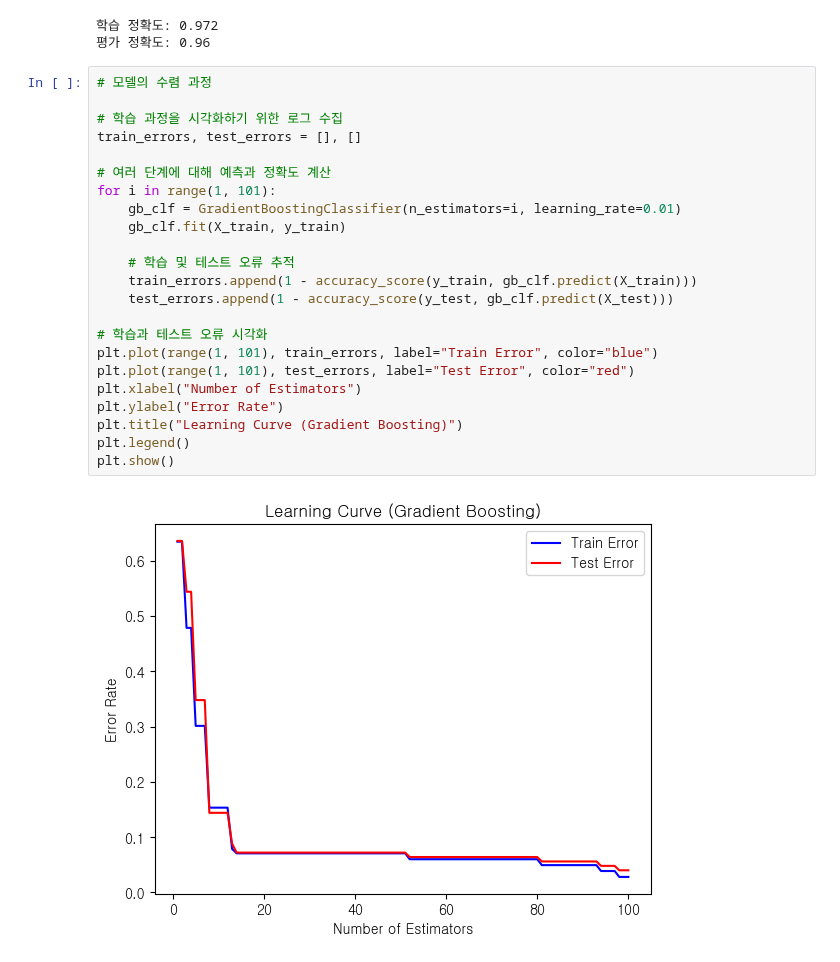
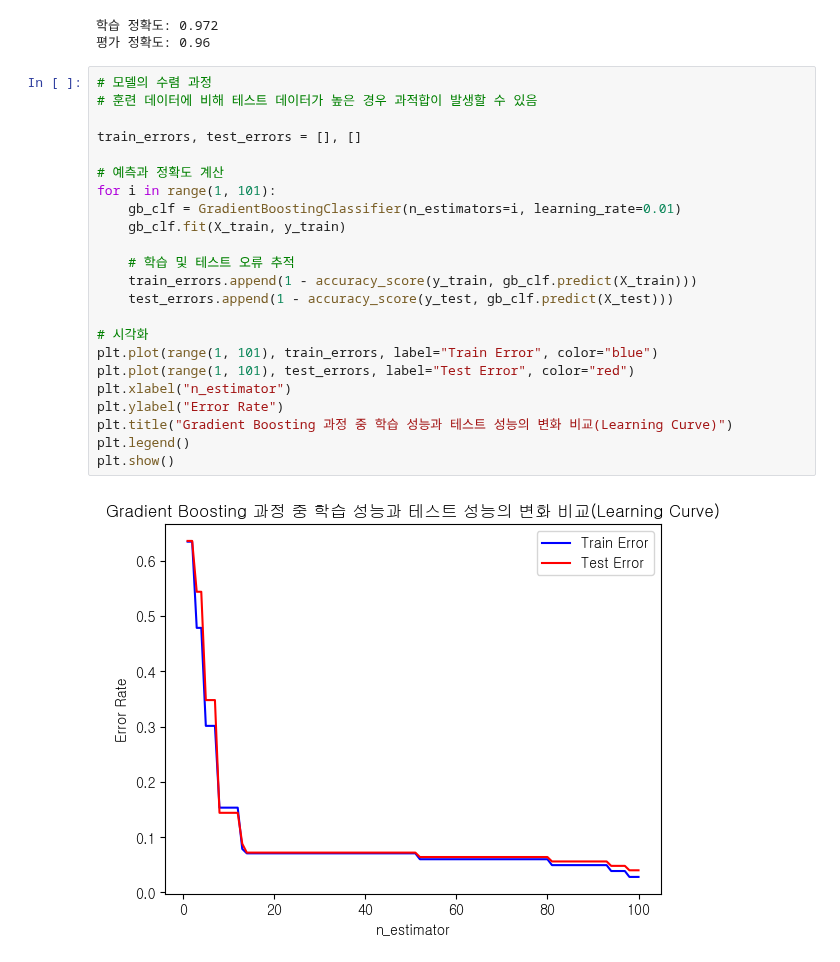
Before and after one commit to encore-SKN11/ML-3Team, a Jupyter notebook: ml_hyg.ipynb, the cells around one changed output. Drawn from its saved outputs; the diff is of its cells as text.

Commit message:
edit gradient boosting

```diff
--- a/ml_hyg.ipynb
+++ b/ml_hyg.ipynb
@@ -599,29 +599,29 @@ print(f'평가 정확도: {accuracy_score(y_test, y_pred_test)}')
 평가 정확도: 0.96
 # %%
 # 모델의 수렴 과정
+# 훈련 데이터에 비해 테스트 데이터가 높은 경우 과적합이 발생할 수 있음
 
-# 학습 과정을 시각화하기 위한 로그 수집
 train_errors, test_errors = [], []
 
-# 여러 단계에 대해 예측과 정확도 계산
+# 예측과 정확도 계산
 for i in range(1, 101):
     gb_clf = GradientBoostingClassifier(n_estimators=i, learning_rate=0.01)
     gb_clf.fit(X_train, y_train)
 
     # 학습 및 테스트 오류 추적
     train_errors.append(1 - accuracy_score(y_train, gb_clf.predict(X_train)))
     test_errors.append(1 - accuracy_score(y_test, gb_clf.predict(X_test)))
 
-# 학습과 테스트 오류 시각화
+# 시각화
 plt.plot(range(1, 101), train_errors, label="Train Error", color="blue")
 plt.plot(range(1, 101), test_errors, label="Test Error", color="red")
-plt.xlabel("Number of Estimators")
+plt.xlabel("n_estimator")
 plt.ylabel("Error Rate")
-plt.title("Learning Curve (Gradient Boosting)")
+plt.title("Gradient Boosting 과정 중 학습 성능과 테스트 성능의 변화 비교(Learning Curve)")
 plt.legend()
 plt.show()
 # %% [output]
-[figure, old version]
+[figure, new version]
 # %%
 # 특성 중요도 추출
 feature_importances = gb_clf.feature_importances_
```
Also changed, not shown: parts of 2 cells of this notebook.
